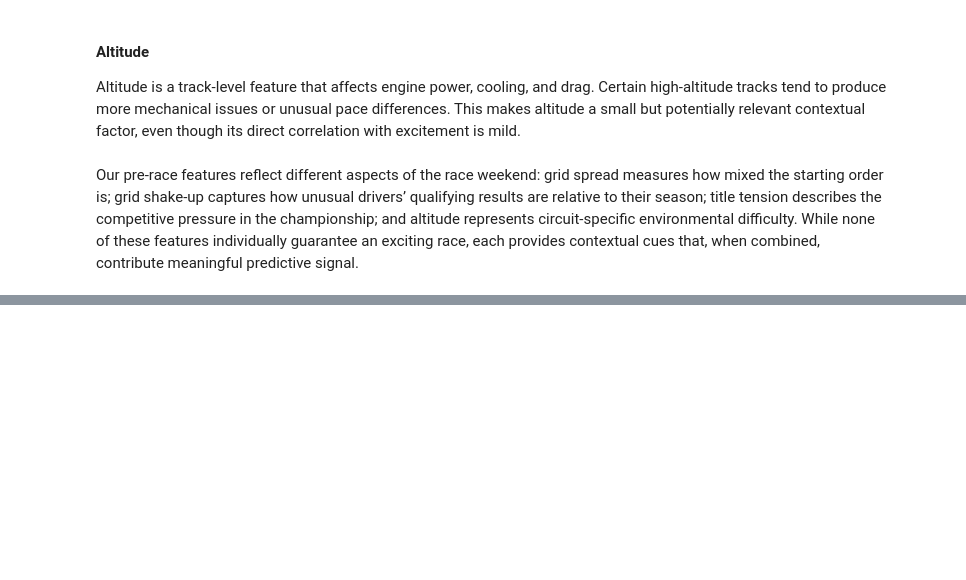
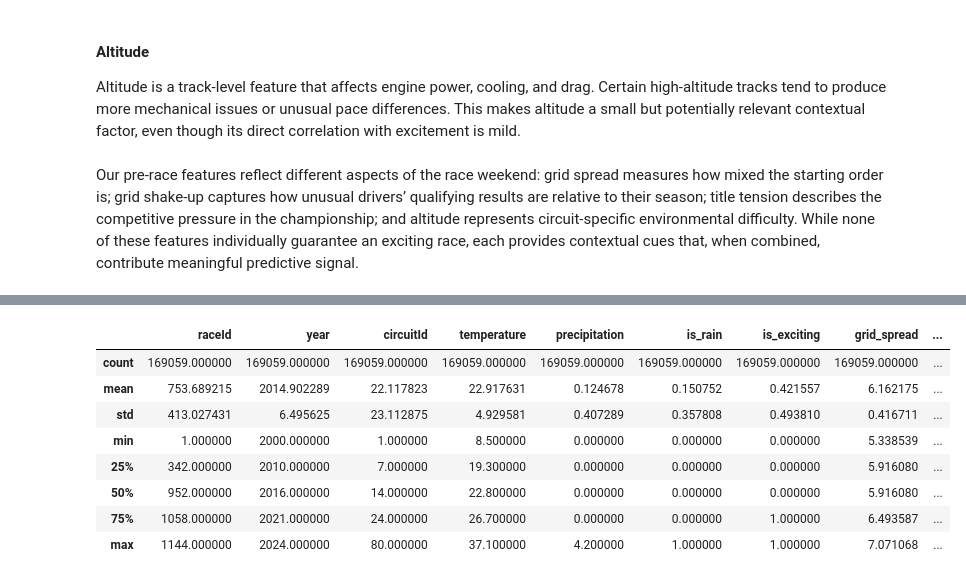
Before and after one commit to xiaojian1202/cse158-assignment-2, a Jupyter notebook: main.ipynb, the cells around one changed output, grey strips where cells are left out. Drawn from its saved outputs; the diff is of its cells as text; code cells hidden in the pictures; blank space fills up the shorter version.

```diff
--- a/main.ipynb
+++ b/main.ipynb
@@ -407,2 +420,14 @@ dtype: int64
 # %%
 eda_df.dropna(inplace=True)
+# %%
+eda_df.describe()
+# %% [output]
+|  | raceId | year | circuitId | temperature | precipitation | is_rain | is_exciting | grid_spread | ... |
+| count | 169059.000000 | 169059.000000 | 169059.000000 | 169059.000000 | 169059.000000 | 169059.000000 | 169059.000000 | 169059.000000 | ... |
+| mean | 753.689215 | 2014.902289 | 22.117823 | 22.917631 | 0.124678 | 0.150752 | 0.421557 | 6.162175 | ... |
+| std | 413.027431 | 6.495625 | 23.112875 | 4.929581 | 0.407289 | 0.357808 | 0.493810 | 0.416711 | ... |
+| min | 1.000000 | 2000.000000 | 1.000000 | 8.500000 | 0.000000 | 0.000000 | 0.000000 | 5.338539 | ... |
+| 25% | 342.000000 | 2010.000000 | 7.000000 | 19.300000 | 0.000000 | 0.000000 | 0.000000 | 5.916080 | ... |
+| 50% | 952.000000 | 2016.000000 | 14.000000 | 22.800000 | 0.000000 | 0.000000 | 0.000000 | 5.916080 | ... |
+| 75% | 1058.000000 | 2021.000000 | 24.000000 | 26.700000 | 0.000000 | 0.000000 | 1.000000 | 6.493587 | ... |
+| max | 1144.000000 | 2024.000000 | 80.000000 | 37.100000 | 4.200000 | 1.000000 | 1.000000 | 7.071068 | ... |
```
Also changed, not shown: parts of 13 cells of this notebook.
